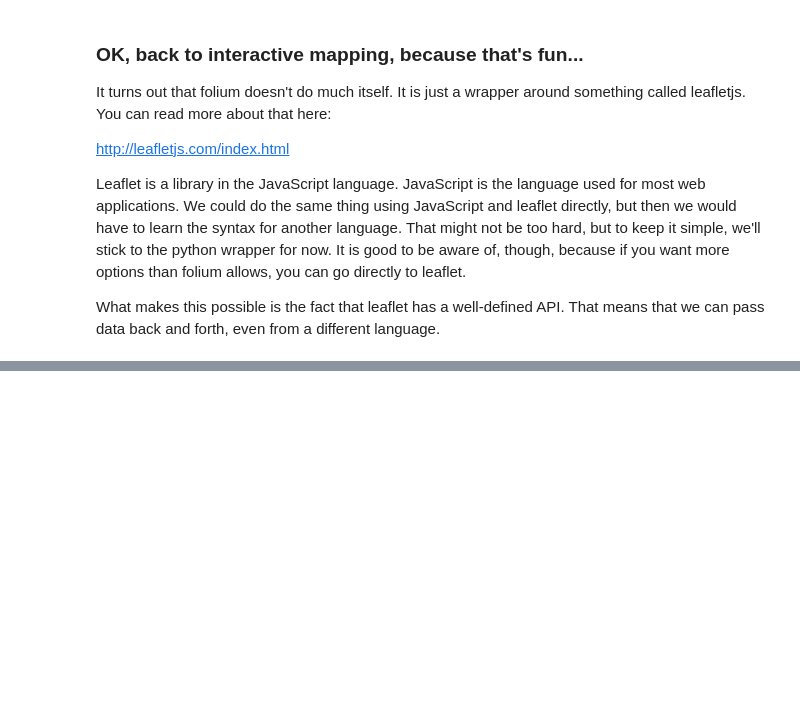
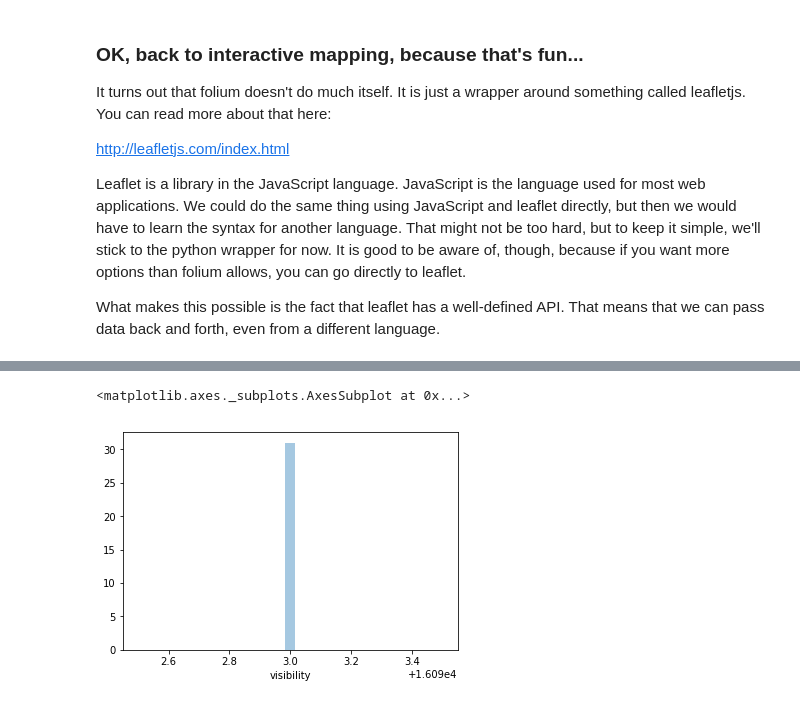
Before and after one commit to jcedmiston/METRA-Rail-Delay-Study, a Jupyter notebook: delay-mapping.ipynb, the cells around one changed output, grey strips where cells are left out. Drawn from its saved outputs; the diff is of its cells as text; code cells hidden in the pictures; blank space fills up the shorter version.

```diff
--- a/delay-mapping.ipynb
+++ b/delay-mapping.ipynb
@@ -71,0 +238,5 @@ m
+# %%
+sns.distplot(trips['visibility'])
+# %% [output]
+<matplotlib.axes._subplots.AxesSubplot at 0x...>
+[figure, added]
```
Also changed, not shown: parts of 17 cells of this notebook, 2 other files.
